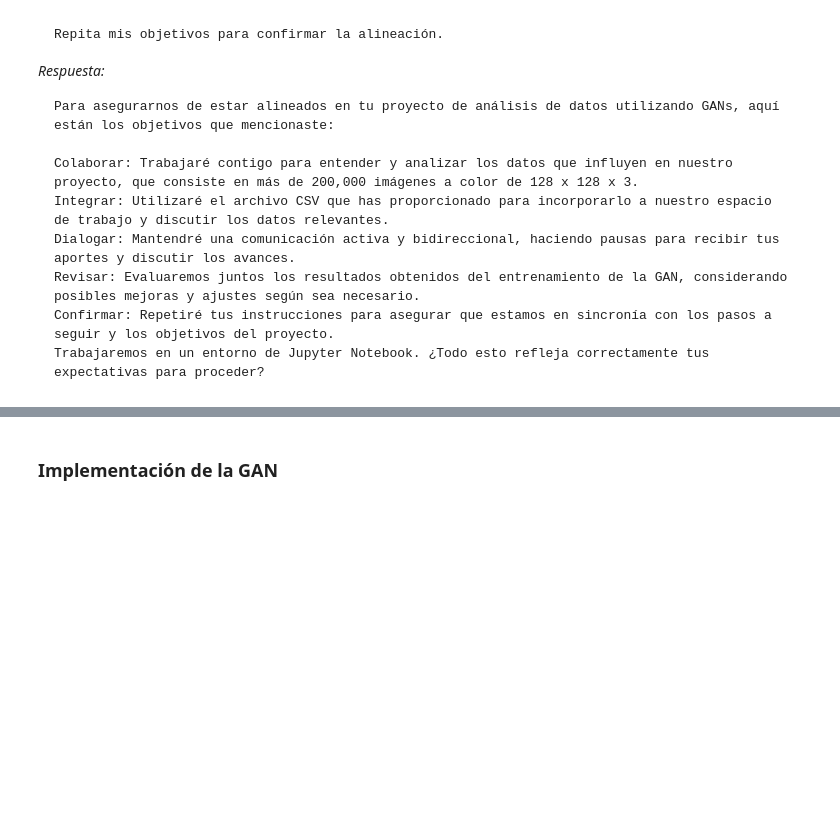
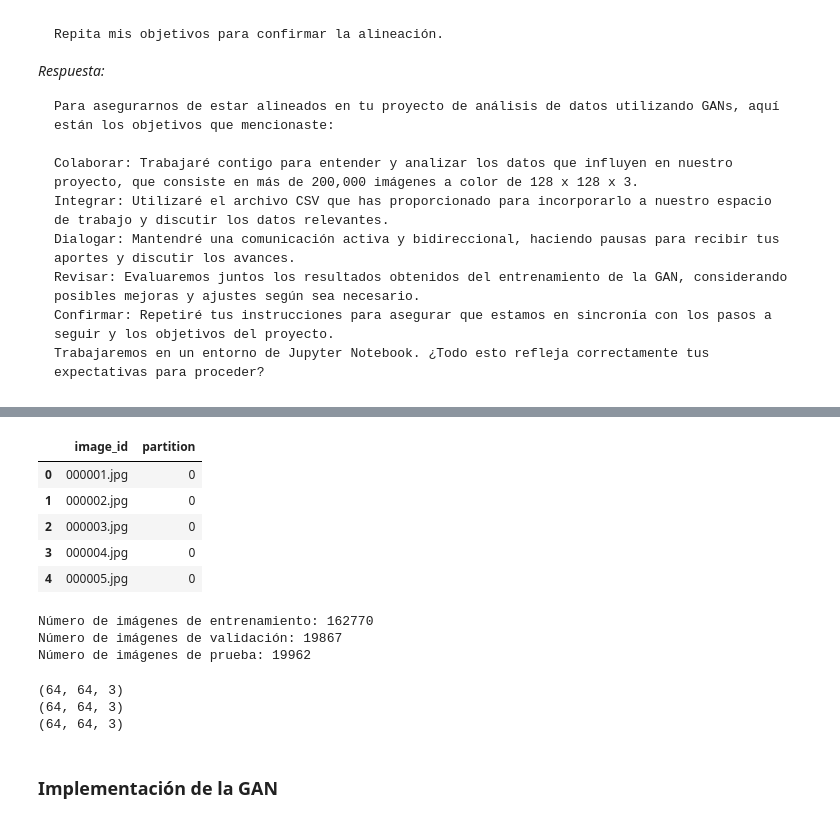
Before and after one commit to markalbrand56/DS-Laboratorio-6, a Jupyter notebook: l6.ipynb, the cells around one changed output, grey strips where cells are left out. Drawn from its saved outputs; the diff is of its cells as text; code cells hidden in the pictures; blank space fills up the shorter version.

```diff
--- a/l6.ipynb
+++ b/l6.ipynb
@@ -41,0 +127,24 @@ Trabajaremos en un entorno de Jupyter Notebook. ¿Todo esto refleja correctament
+# %%
+# generar particiones de entrenamiento, prueba y validación en base a list_eval_partition.csv
+celeb_partition = pd.read_csv('archive/list_eval_partition.csv')
+
+celeb_partition.head()
+# %% [output]
+|  | image_id | partition |
+| 0 | 000001.jpg | 0 |
+| 1 | 000002.jpg | 0 |
+| 2 | 000003.jpg | 0 |
+| 3 | 000004.jpg | 0 |
+| 4 | 000005.jpg | 0 |
+# %%
+X_train = celeb_partition[celeb_partition['partition'] == 0]["image_id"].values
+X_val = celeb_partition[celeb_partition['partition'] == 1]["image_id"].values
+X_test = celeb_partition[celeb_partition['partition'] == 2]["image_id"].values
+
+print('Número de imágenes de entrenamiento:', len(X_train))
+print('Número de imágenes de validación:', len(X_val))
+print('Número de imágenes de prueba:', len(X_test))
+# %% [output]
+Número de imágenes de entrenamiento: 162770
+Número de imágenes de validación: 19867
+Número de imágenes de prueba: 19962
@@ -42,2 +179,10 @@ Trabajaremos en un entorno de Jupyter Notebook. ¿Todo esto refleja correctament
+# %%
+print(X_train_images[0].shape)
+print(X_val_images[0].shape)
+print(X_test_images[0].shape)
+# %% [output]
+(64, 64, 3)
+(64, 64, 3)
+(64, 64, 3)
 # %% [markdown]
 ### Implementación de la GAN
```
Also changed, not shown: parts of 17 cells of this notebook.
